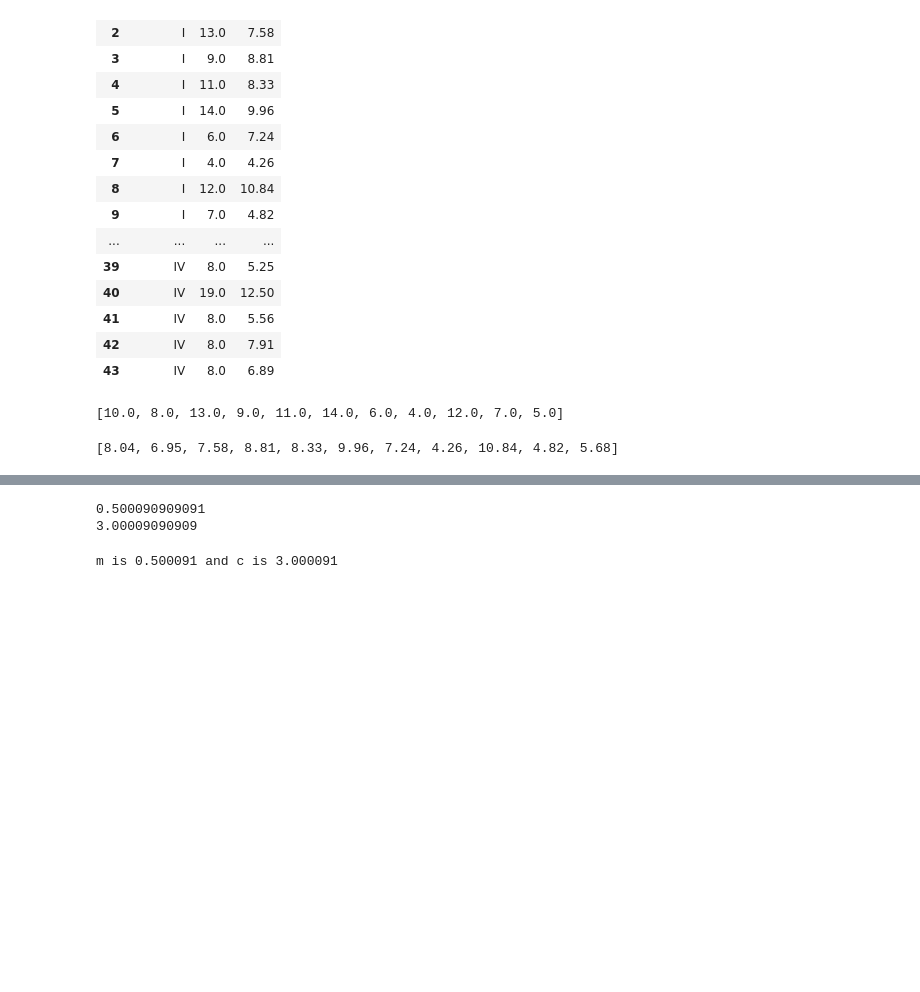
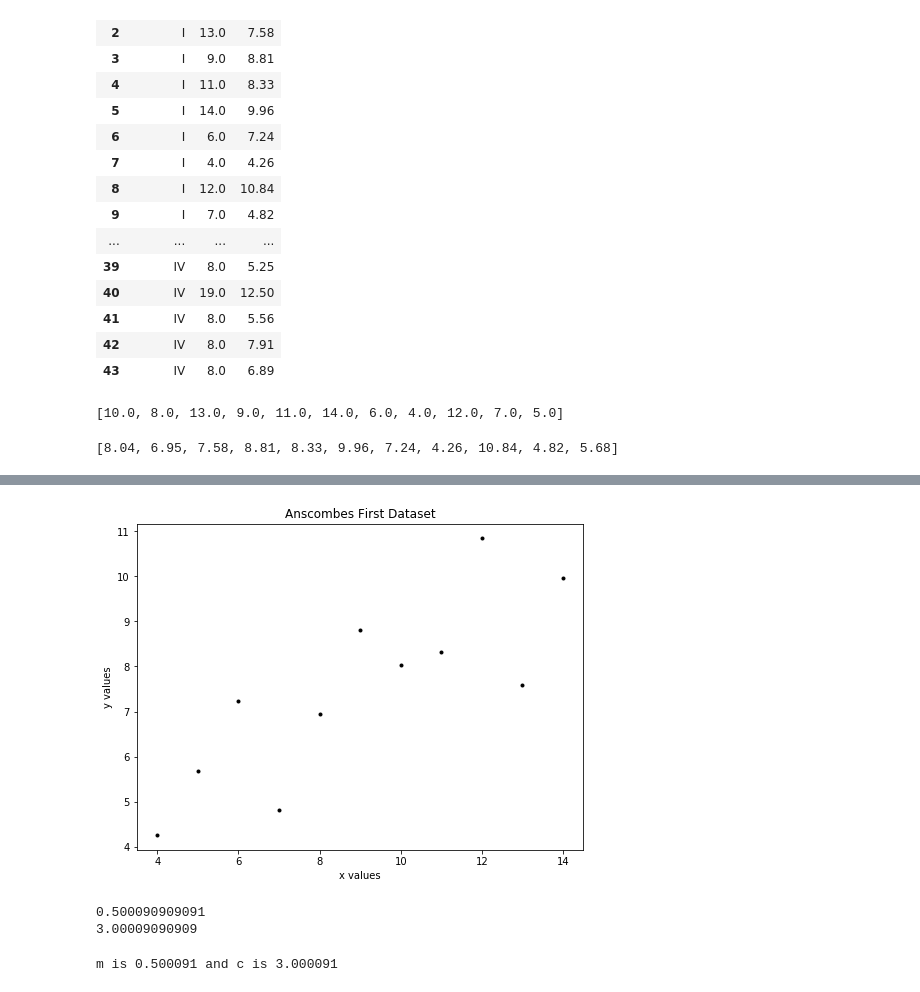
Before and after one commit to nualagallagher/fundamentals-of-data-analysis, a Jupyter notebook: fundamentals of data analysis assignment.ipynb, the cells around one changed output, grey strips where cells are left out. Saved outputs shown, nothing was run; the diff lists cells and outputs as text; code cells hidden in the pictures; blank space fills up the shorter version.

```diff
--- a/fundamentals of data analysis assignment.ipynb
+++ b/fundamentals of data analysis assignment.ipynb
@@ -72,3 +71,16 @@ plt.show()
+# %%
+pylab.plot(w, d,'k.',label= 'original data')
+pylab.xlabel('x values')
+pylab.ylabel('y values')
+pylab.title('Anscombes First Dataset')
+
+
+plt.show()
+
+#as seen below the x and y labels have got titles along with the graph. However the label of the original data won't work.
+#http://jakevdp.github.io/mpl_tutorial/tutorial_pages/tut1.html
+# %% [output]
+[figure, added]
 # %%
 # Calculate the best values for m and c in the equation of a line.
 # y = mx + c
```
Also changed, not shown: parts of 10 cells of this notebook.
